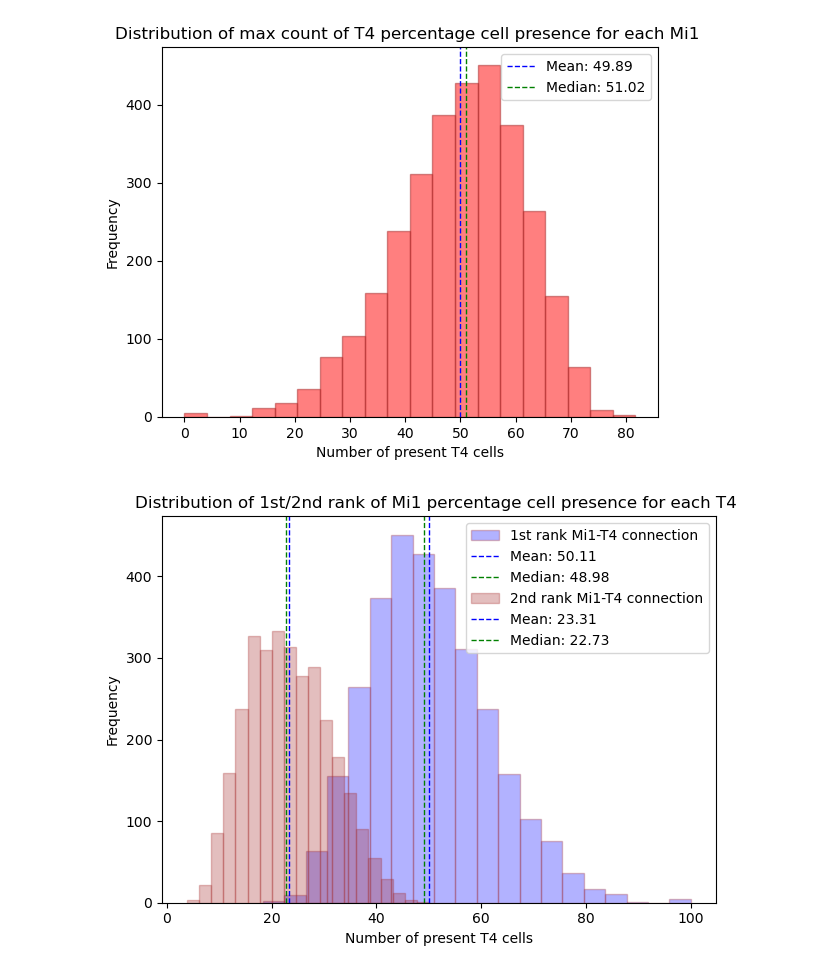
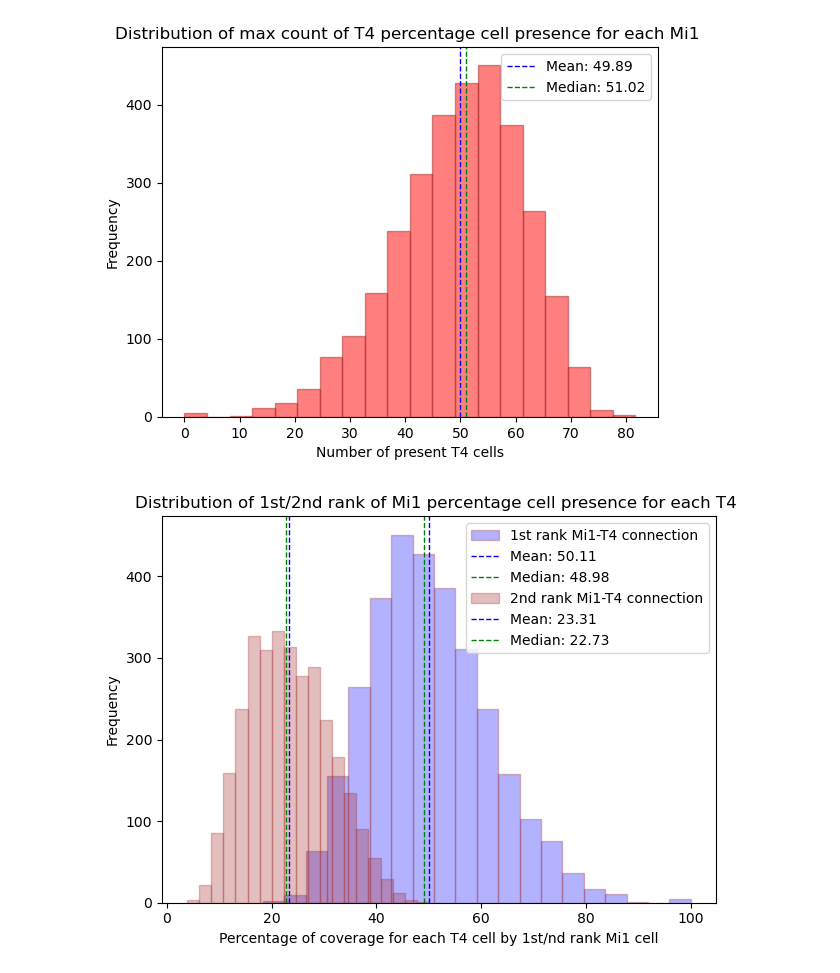
Before and after one commit to mariaioan/T4-connectome-analysis, a Jupyter notebook: proofreading-tables/figure_1.ipynb, the cells around one changed output. Saved outputs shown, nothing was run; the diff lists cells and outputs as text; code cells hidden in the pictures.

```diff
--- a/proofreading-tables/figure_1.ipynb
+++ b/proofreading-tables/figure_1.ipynb
@@ -313,35 +285,35 @@ grouped_sum = db_Mi1_T4.groupby('optic_lobe_id')['counts'].transform('sum')
 
 # Calculate the percentage coverage for each row
 percentage_coverage = (db_Mi1_T4['counts'] / grouped_sum) * 100
 
 # Add the calculated percentages as a new column
 db_Mi1_T4['percentage_coverage'] = percentage_coverage
 # now i want to select the 1st rank Mi1-T4. The df is sorrted so now i can use  groupby.nth()
 first_rank = db_Mi1_T4.groupby('optic_lobe_id').nth(0)
 plt.hist(first_rank['percentage_coverage'], bins=20, edgecolor = 'brown', color='blue', alpha=0.3, label='1st rank Mi1-T4 connection')
 ### Calculate the mean, median and STD  of the synaptic strength of Mi1-T4 cells
 mean_value = first_rank['percentage_coverage'].mean()
 median_value = first_rank['percentage_coverage'].median()
 plt.axvline(mean_value, color='blue', linestyle='dashed', linewidth=1, label=f'Mean: {mean_value:.2f}') #:.2f} : start, .2 number of digits after decimal, f
 plt.axvline(median_value, color='green', linestyle='dashed', linewidth=1, label=f'Median: {median_value:.2f}')
 # now i want to select the 2nd rank Mi1-T4
 second_rank = db_Mi1_T4.groupby('optic_lobe_id').nth(1)
 plt.hist(second_rank['percentage_coverage'], bins=20, edgecolor = 'brown', color='brown', alpha=0.3, label='2nd rank Mi1-T4 connection')
 ### Calculate the mean, median and STD  of the synaptic strength of Mi1-T4 cells
 mean_value = second_rank['percentage_coverage'].mean()
 median_value = second_rank['percentage_coverage'].median()
 plt.axvline(mean_value, color='blue', linestyle='dashed', linewidth=1, label=f'Mean: {mean_value:.2f}') #:.2f} : start, .2 number of digits after decimal, f
 plt.axvline(median_value, color='green', linestyle='dashed', linewidth=1, label=f'Median: {median_value:.2f}')
 
 
-plt.xlabel('Number of present T4 cells')
+plt.xlabel('Percentage of coverage for each T4 cell by 1st/nd rank Mi1 cell')
 plt.ylabel('Frequency')
 plt.title('Distribution of 1st/2nd rank of Mi1 percentage cell presence for each T4 ')
 #plt.savefig(f'Distribution of T4 cell presence for each Mi1 (threshold {threshold}).png')
 plt.legend()
 plt.tight_layout()
 # %% [output]
-[figure, old version]
+[figure, new version]
 # %%
 symbols_to_select = ['Mi1']
 db_Mi1_T4 = db.loc[db['symbol'].isin(symbols_to_select)]
```
Also changed, not shown: parts of 16 cells of this notebook.
